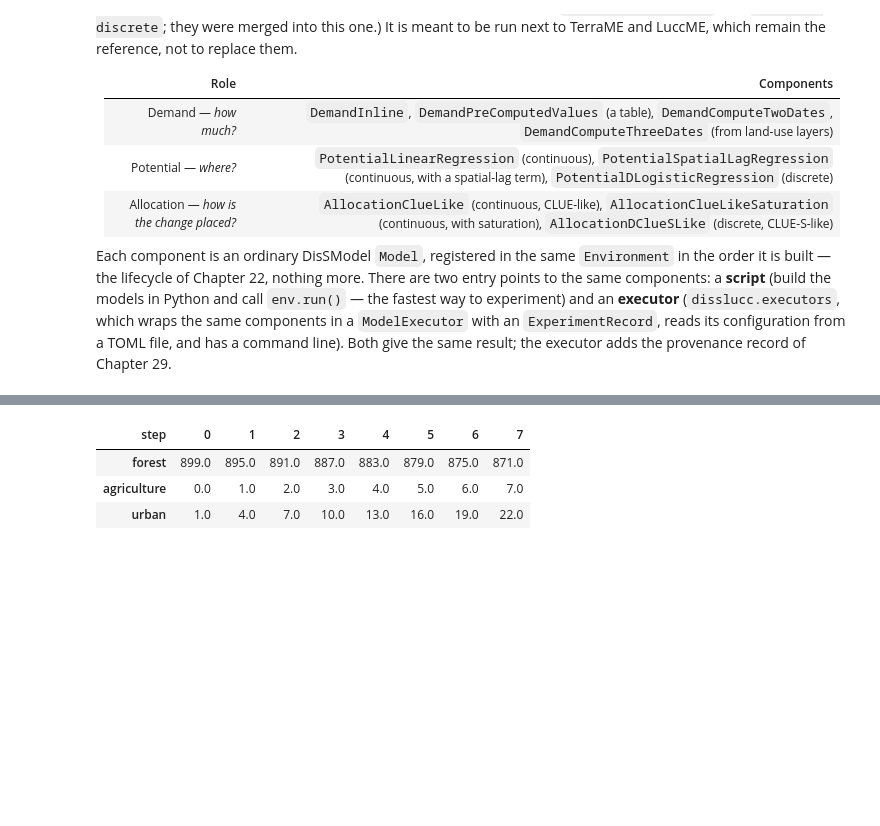
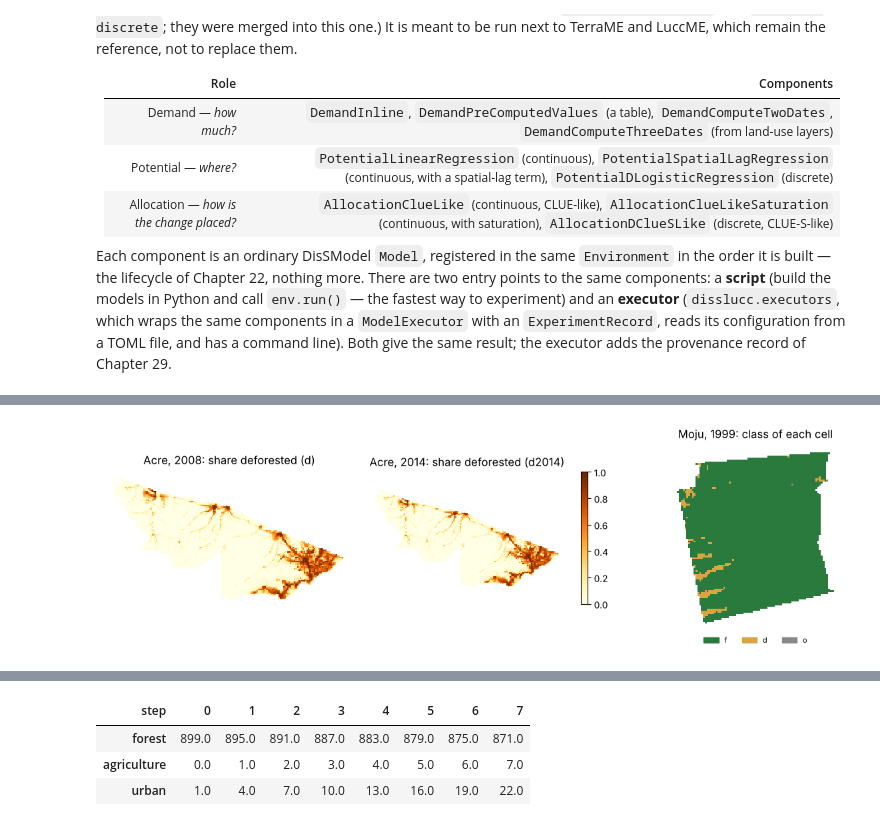
Before and after one commit to LambdaGeo/geospatial-modeling-python, a Jupyter notebook: docs/part5/ch26_lucc.ipynb, the cells around one changed output, grey strips where cells are left out. Cells and saved outputs as stored; diff of their text form; code cells hidden in the pictures; blank space fills up the shorter version.

```diff
--- a/docs/part5/ch26_lucc.ipynb
+++ b/docs/part5/ch26_lucc.ipynb
@@ -50,0 +174,24 @@ The example below is the package's own synthetic scenario, run in this notebook:
+# %%
+import tempfile, urllib.request
+from pathlib import Path
+import geopandas as gpd
+
+# The labs' data are the ones the DisSLUCC repository vendors, pinned to the release the book was checked against.
+BASE = "https://raw.githubusercontent.com/DisSModel/disslucc/v0.5.0/data/input/"
+CACHE = Path(tempfile.gettempdir()) / "disslucc_v0.5.0_data"; CACHE.mkdir(exist_ok=True)
+
+def fetch(name):
+    path = CACHE / name
+    if not path.exists():
+        urllib.request.urlretrieve(BASE + name, path)
+    return path
+
+acre = gpd.read_file(fetch("csAC.zip"))        # lab01 to lab09
+moju = gpd.read_file(fetch("cs_moju.zip"))     # lab10 to lab21
+
+for name, gdf, cls in [("Acre (csAC)", acre, ["f", "d", "outros"]), ("Moju (cs_moju)", moju, ["f", "d", "o"])]:
+    first = gdf.geometry.iloc[0].bounds
+    print(f"{name}: {len(gdf):,} cells of {first[2]-first[0]:g} x {first[3]-first[1]:g} {'metres' if gdf.crs.is_projected else 'degrees'}")
+    others = [c for c in gdf.columns if c not in cls + ["geometry"]]
+    print("   classes:", cls)
+    print("   other columns (drivers, later-year classes, indices):", others)
@@ -50,0 +205,18 @@ The example below is the package's own synthetic scenario, run in this notebook:
+# %%
+fig, axes = plt.subplots(1, 3, figsize=(12, 3.6))
+acre.plot(column="d", cmap="YlOrBr", vmin=0, vmax=1, ax=axes[0], linewidth=0)
+axes[0].set_title("Acre, 2008: share deforested (d)")
+acre.plot(column="d2014", cmap="YlOrBr", vmin=0, vmax=1, ax=axes[1], linewidth=0, legend=True, legend_kwds={"shrink": 0.7})
+axes[1].set_title("Acre, 2014: share deforested (d2014)")
+from matplotlib.colors import ListedColormap
+from matplotlib.patches import Patch
+moju.assign(cls=moju[["f", "d", "o"]].values.argmax(axis=1)).plot(
+    column="cls", cmap=ListedColormap(["#2b7a3d", "#d9a441", "#888888"]), ax=axes[2], linewidth=0)
+axes[2].set_title("Moju, 1999: class of each cell")
+axes[2].legend(handles=[Patch(color=c, label=l) for c, l in zip(["#2b7a3d", "#d9a441", "#888888"], ["f", "d", "o"])], loc="lower center", bbox_to_anchor=(0.5, -0.1), ncol=3, frameon=False, fontsize=8)
+for ax in axes:
+    ax.set_axis_off()
+plt.tight_layout()
+plt.show()
+# %% [output]
+[figure, added]
```
Also changed, not shown: parts of 48 cells of this notebook.
